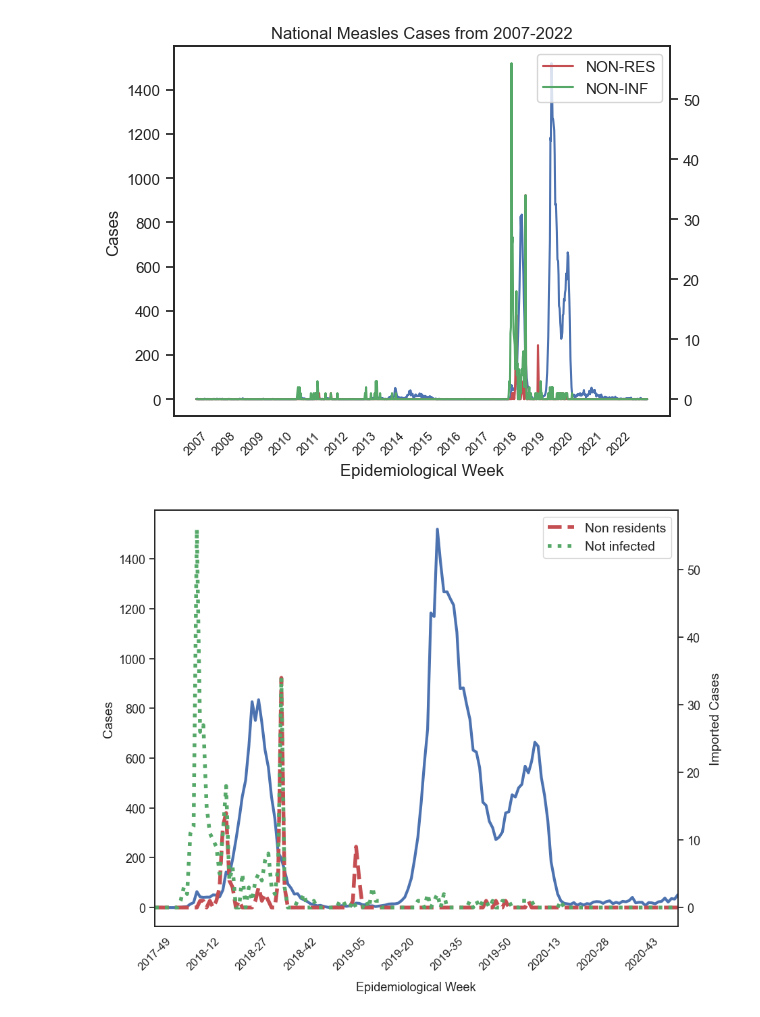
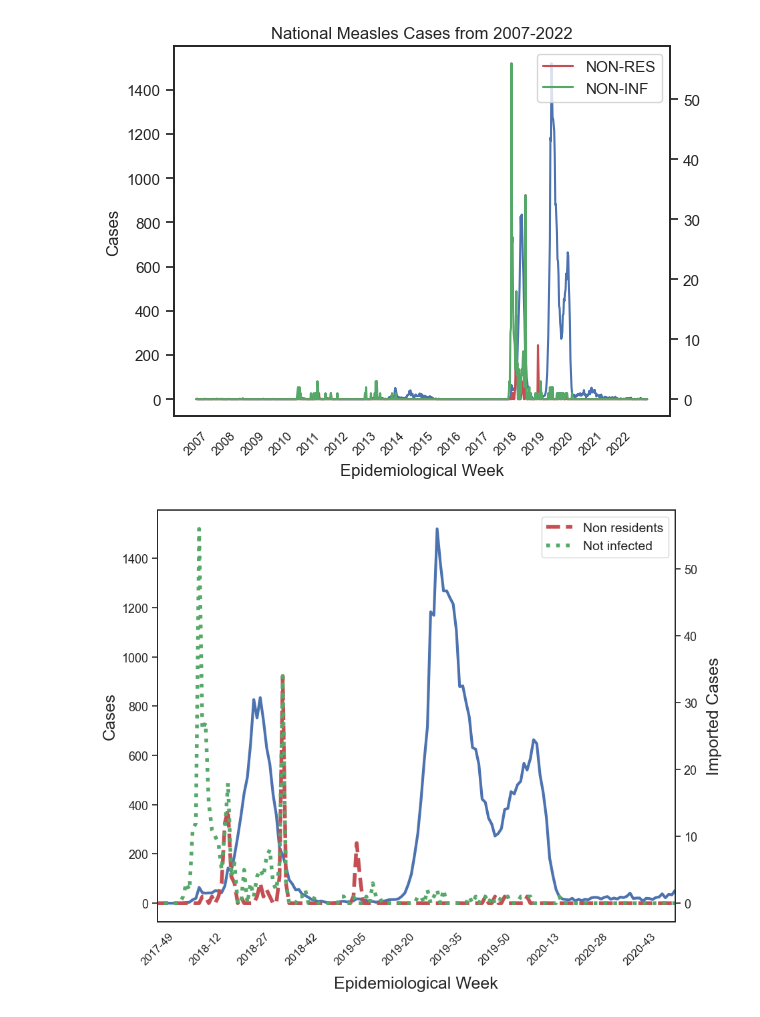
Before and after one commit to denisecammarota/measles-BR, a Jupyter notebook: Notebooks/Epidemic_Curves.ipynb, the cells around one changed output. Saved outputs shown, nothing was run; the diff lists cells and outputs as text; code cells hidden in the pictures.

Commit message:
bigger legends and titles

```diff
--- a/Notebooks/Epidemic_Curves.ipynb
+++ b/Notebooks/Epidemic_Curves.ipynb
@@ -251,29 +251,29 @@ plt.show()
 # %%
 # Plotting
 x = range(len(df_nat['DATA_EPI']))
 fig, ax = plt.subplots(figsize = (10,8))
 ax.plot(x, df_nat['CASES'],'-', linewidth = 3)
 
 # Adjusting ticks
 x_ticks = np.arange(0,len(x),15)
 plt.xticks(x_ticks, df_nat['DATA_EPI'][x_ticks], rotation = 45,fontsize = 12)
 plt.yticks(fontsize = 13)
 #plt.title('National Measles Cases from 2007-2022')
 plt.xlim((570,731))
-plt.xlabel('Epidemiological Week', fontsize = 13, labelpad = 10)
-plt.ylabel('Cases', fontsize = 14)
+plt.xlabel('Epidemiological Week', fontsize = 18, labelpad = 10)
+plt.ylabel('Cases', fontsize = 18)
 
 ax2 = ax.twinx()
 ax2.plot(x, df_nat['CASES_RES'], '--', color = 'r',label = 'Non residents', linewidth = 4)
 ax2.plot(x, df_nat['CASES_INF'], ':', color = 'g', label = 'Not infected', linewidth = 4)
-plt.ylabel('Imported Cases', fontsize = 14, labelpad = 10)
+plt.ylabel('Imported Cases', fontsize = 18, labelpad = 10)
 plt.yticks(fontsize = 13)
 plt.legend(fontsize = 14)
 plt.savefig('../Figs/timeseries_plot.pdf',bbox_inches='tight')
 
 plt.show()
 # %% [output]
-[figure, old version]
+[figure, new version]
 # %%
 # Plotting
 x = range(len(df_nat['DATA_EPI']))
```
Also changed, not shown: parts of 2 cells of this notebook, 3 other files.
